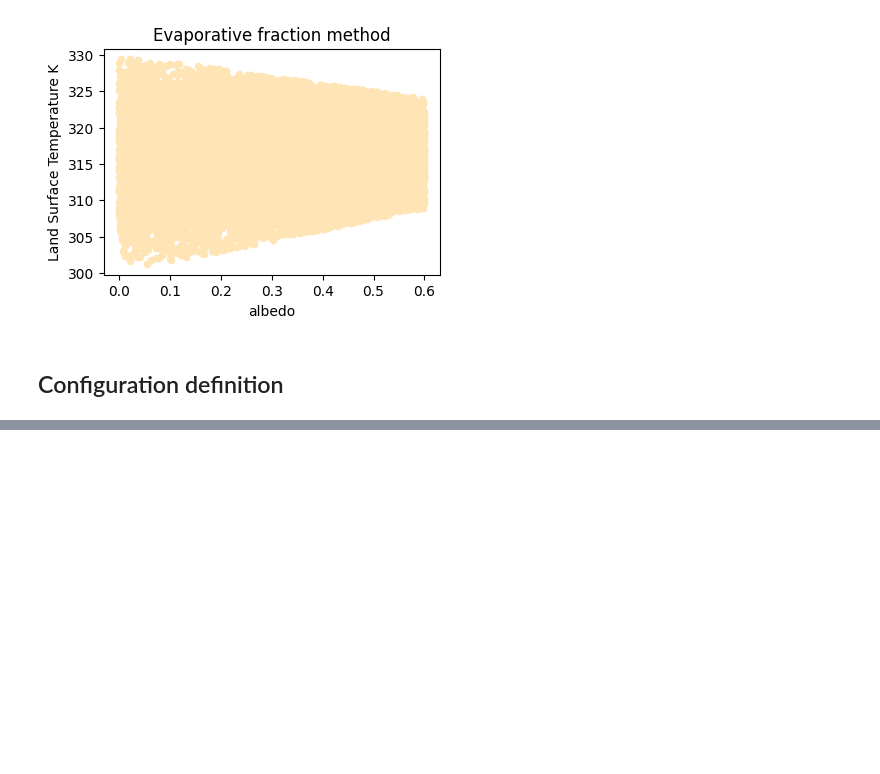
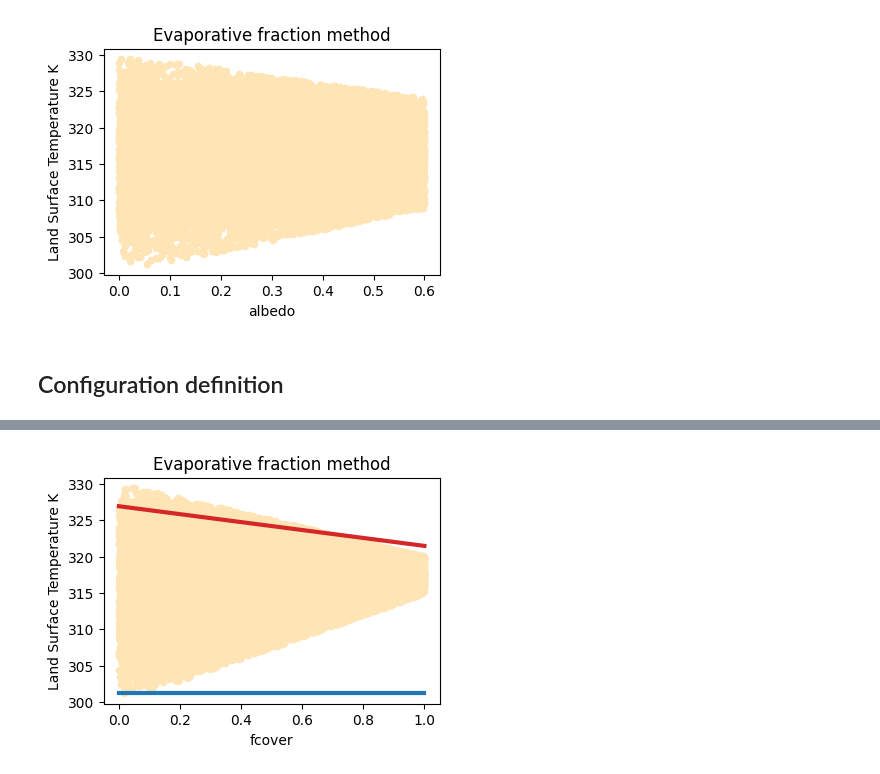
Before and after one commit to CNES/sweat, a Jupyter notebook: notebooks/evaporative_fraction.ipynb, the cells around one changed output, grey strips where cells are left out. Saved outputs shown, nothing was run; the diff lists cells and outputs as text; code cells hidden in the pictures; blank space fills up the shorter version.

```diff
--- a/notebooks/evaporative_fraction.ipynb
+++ b/notebooks/evaporative_fraction.ipynb
@@ -234,0 +259,4 @@ pprint(config, sort_dicts=False)
+# %%
+plot(data, var_name="fcover", model=EFModel.create(ef["model2"].attrs))
+# %% [output]
+[figure, added]
```
Also changed, not shown: parts of 10 cells of this notebook, 5 other files.
